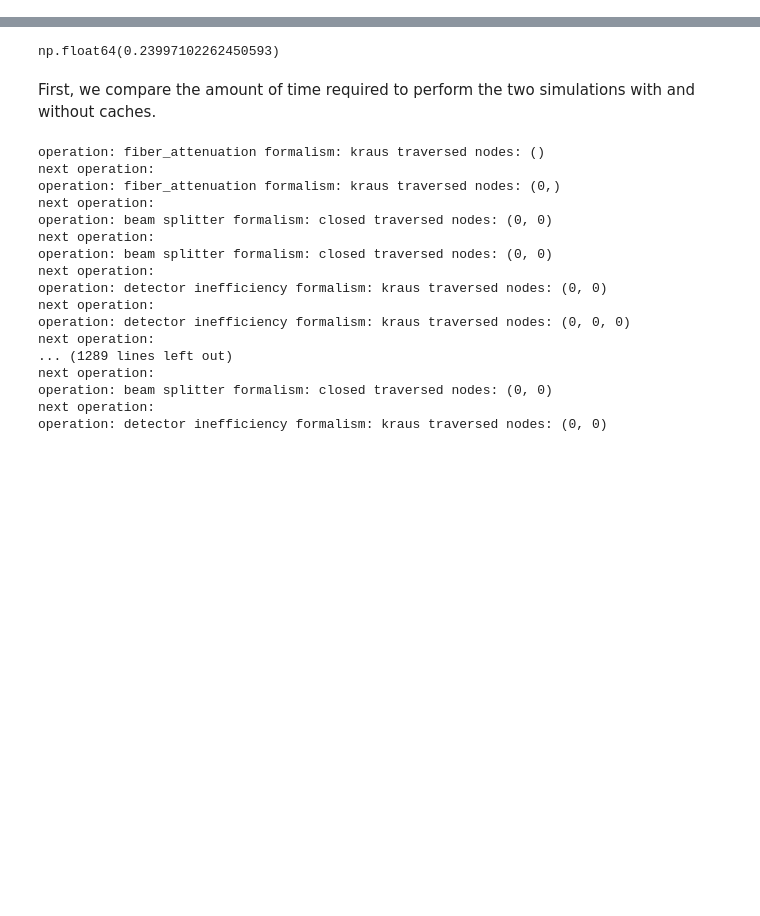
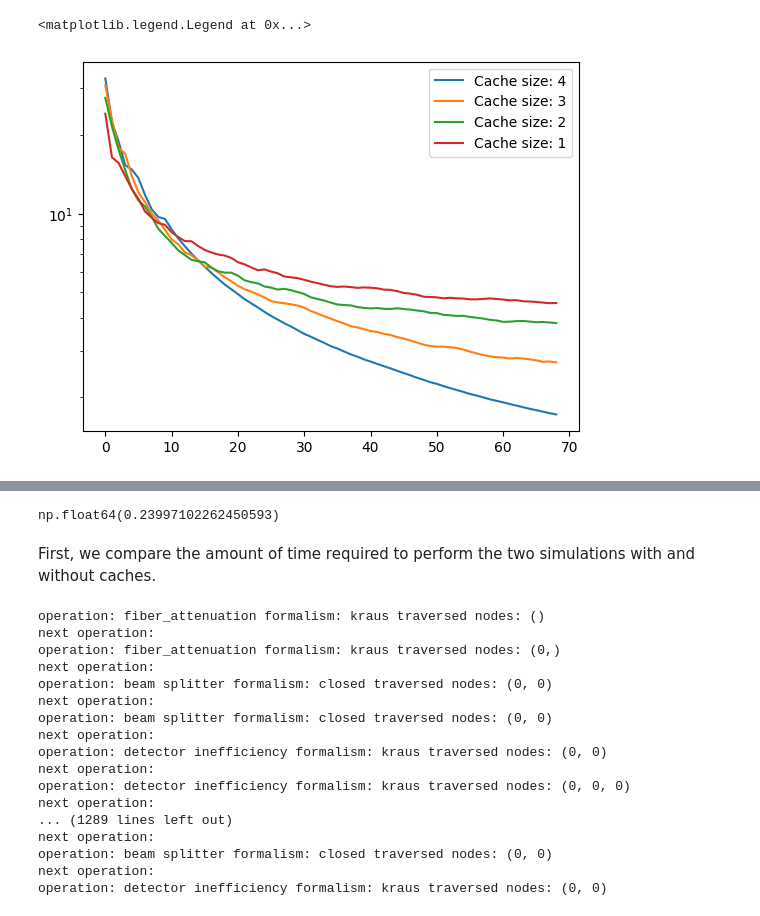
Before and after one commit to anshsingal/Trajectree, a Jupyter notebook: examples/cache_study.ipynb, the cells around one changed output, grey strips where cells are left out. Drawn from its saved outputs; the diff is of its cells as text; code cells hidden in the pictures; blank space fills up the shorter version.

```diff
--- a/examples/cache_study.ipynb
+++ b/examples/cache_study.ipynb
@@ -71,0 +158,10 @@ plt.yscale('log')
+# %%
+loaded_times = np.load("cache_analysis_depol.npy").astype(np.float64)
+
+plt.yscale("log")
+for i in range(len(loaded_times)):
+    plt.plot(loaded_times[i], label = f"Cache size: {4-i}")
+plt.legend()
+# %% [output]
+<matplotlib.legend.Legend at 0x...>
+[figure, added]
```
Also changed, not shown: parts of 9 cells of this notebook, 6 other files.
